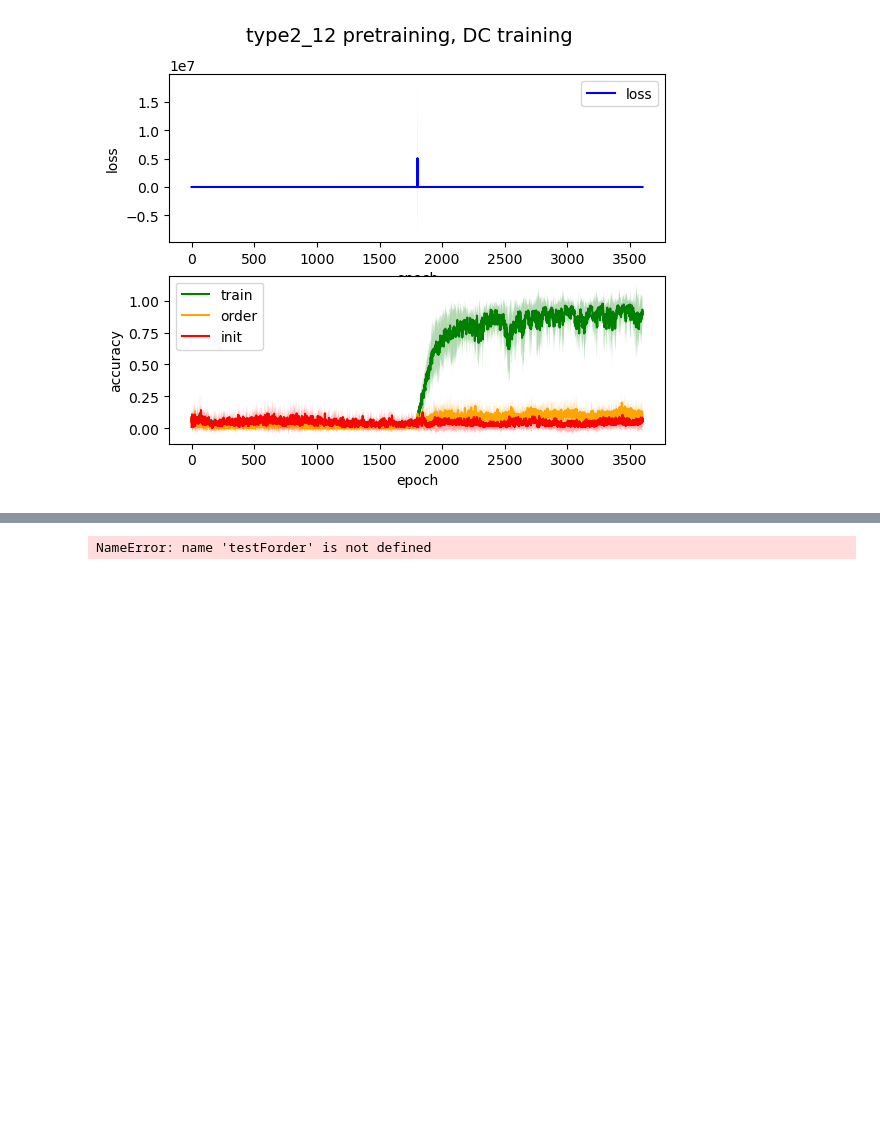
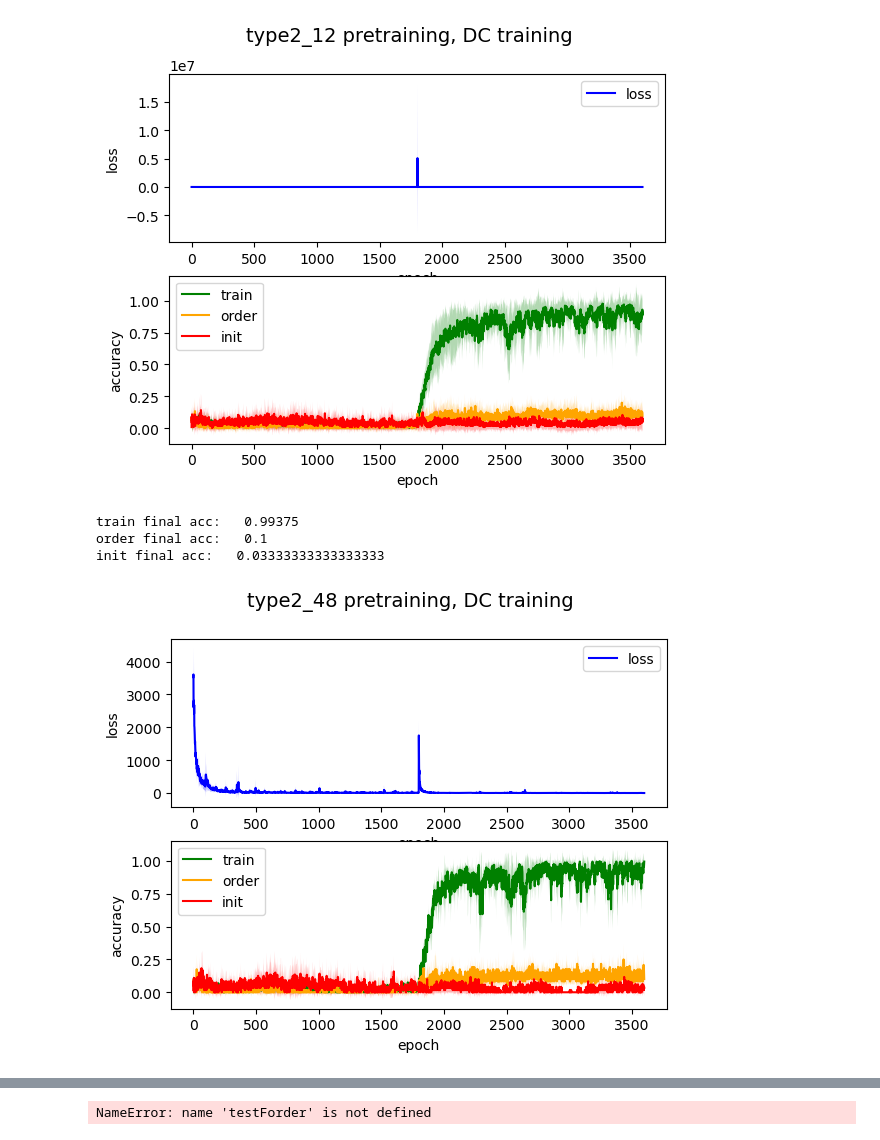
Before and after one commit to aranas/compositional_learning, a Jupyter notebook: _RNN_experiments_JAN/exp2.ipynb, the cells around one changed output, grey strips where cells are left out. Drawn from its saved outputs; the diff is of its cells as text; code cells hidden in the pictures; blank space fills up the shorter version.

```diff
--- a/_RNN_experiments_JAN/exp2.ipynb
+++ b/_RNN_experiments_JAN/exp2.ipynb
@@ -676,3 +675,20 @@ train final acc:   0.8968750000000001
 order final acc:   0.09583333333333334
 init final acc:   0.07083333333333333
 [figure]
+# %%
+acc_mods = t248DCtrain[-1,:]>0.95
+print('train final acc:  ', np.mean(t248DCtrain[:,acc_mods][-1,:]))
+print('order final acc:  ', np.mean(t248DCorder[:,acc_mods][-1,:]))
+print('init final acc:  ', np.mean(t248DCinit[:,acc_mods][-1,:]))
+
+
+plotNNs([t248DClosses[:,acc_mods]],[t248DCtrain[:,acc_mods],  t248DCorder[:,acc_mods], t248DCinit[:,acc_mods]],\
+                    labels = ['train', 'order', 'init'],\
+                    colors = ['green','orange', 'red'],\
+                    title = 'type2_48 pretraining, DC training',\
+                    shift = 0)
+# %% [output]
+train final acc:   0.99375
+order final acc:   0.1
+init final acc:   0.03333333333333333
+[figure, added]
```
Also changed, not shown: parts of 2 cells of this notebook, 9 other files.
